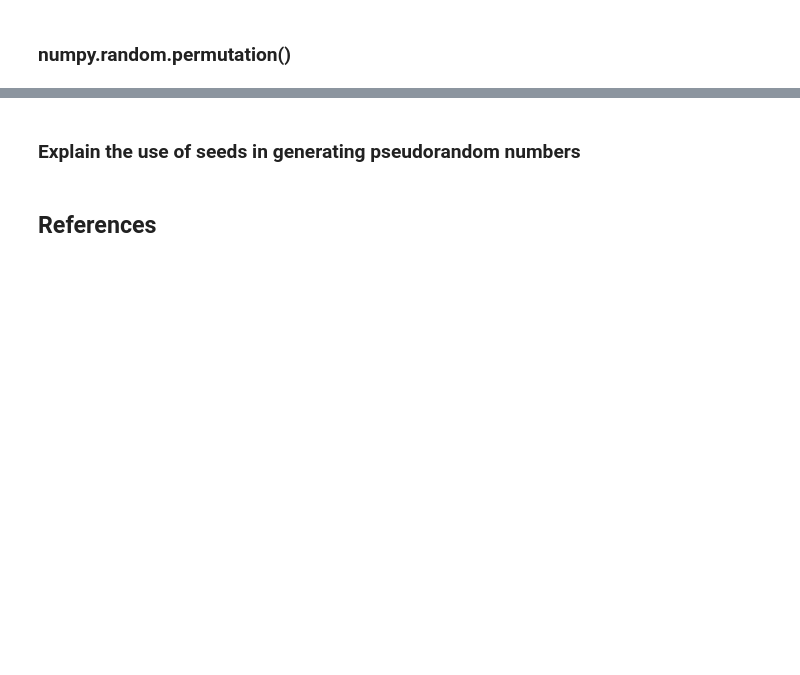
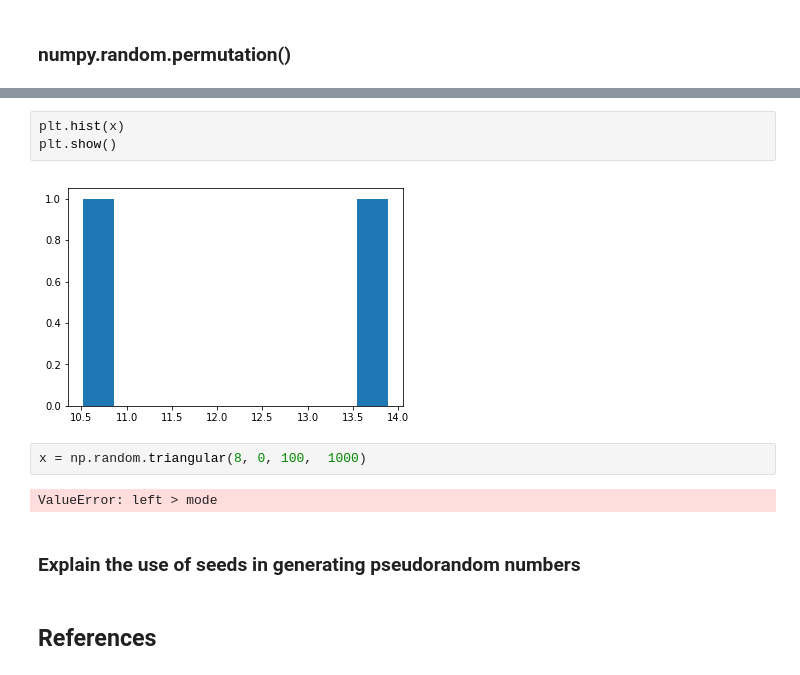
Before and after one commit to emmapatton/numpy-random, a Jupyter notebook: numpy-random.ipynb, the cells around one changed output, grey strips where cells are left out. Drawn from its saved outputs; the diff is of its cells as text; blank space fills up the shorter version.

```diff
--- a/numpy-random.ipynb
+++ b/numpy-random.ipynb
@@ -345,3 +414,12 @@ plt.show()
+# %%
+plt.hist(x)
+plt.show()
+# %% [output]
+[figure, added]
+# %%
+x = np.random.triangular(8, 0, 100,  1000)
+# %% [output]
+ValueError: left > mode
 # %% [markdown]
 ### Explain the use of seeds in generating pseudorandom numbers
 # %% [markdown]
```
Also changed, not shown: parts of 47 cells of this notebook.
